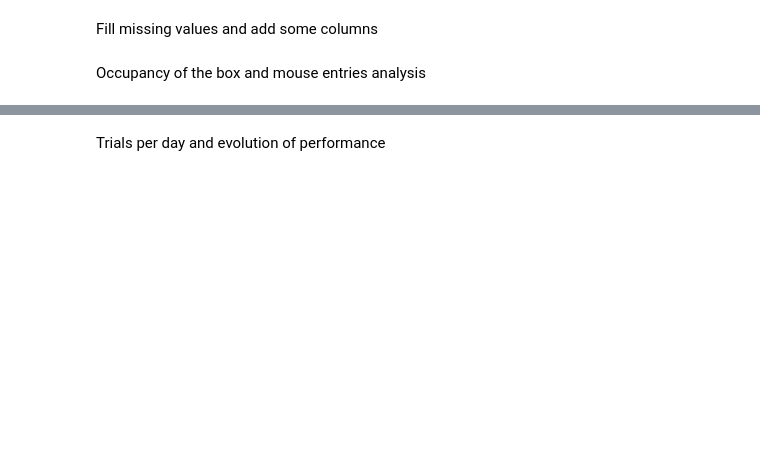
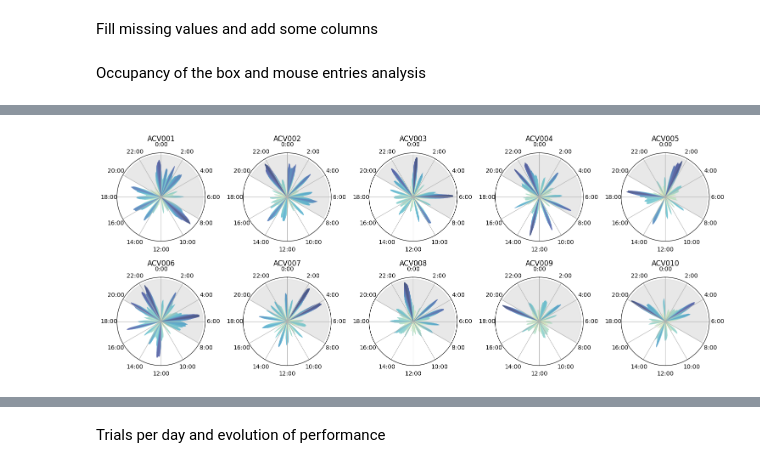
Before and after one commit to LearningCircuitsLab/behavior-analysis-notebooks, a Jupyter notebook: trap2_firstbatch_analysis.ipynb, the cells around one changed output, grey strips where cells are left out. Cells and saved outputs as stored; diff of their text form; code cells hidden in the pictures; blank space fills up the shorter version.

```diff
--- a/trap2_firstbatch_analysis.ipynb
+++ b/trap2_firstbatch_analysis.ipynb
@@ -137,3 +137,17 @@ plt.show()
+# %%
+total_subjects = occupancy_df['subject'].nunique()
+ncols = 5
+nrows = int(np.ceil(total_subjects / ncols))
+fig, axs = plt.subplots(nrows, ncols, figsize=(15, 3 * nrows), subplot_kw={'projection': 'polar'})
+for subject, ax in zip(occupancy_df['subject'].unique(), axs.ravel()):
+    df_sub = occupancy_df[occupancy_df['subject'] == subject]
+    occupancy_heatmap_sub = dft.get_occupancy_heatmap(df_sub)
+    plots.plot_training_times_clock_heatmap(occupancy_heatmap_sub, ax=ax)
+    ax.set_title(subject, pad=20)
+plt.tight_layout()
+plt.show()
+# %% [output]
+[figure, added]
 # %%
 ## Analyse the entry orders of the animals
 # Sort the dataframe by start_time
```
Also changed, not shown: parts of 24 cells of this notebook.
